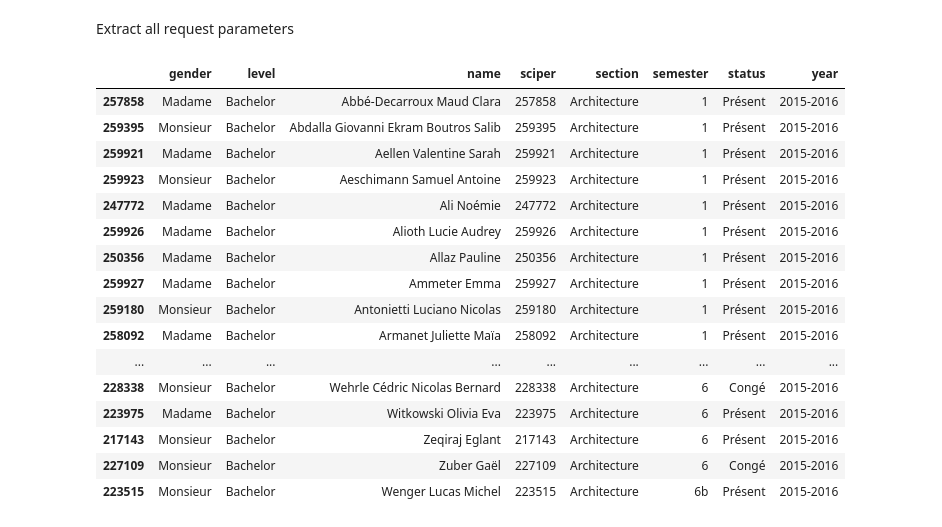
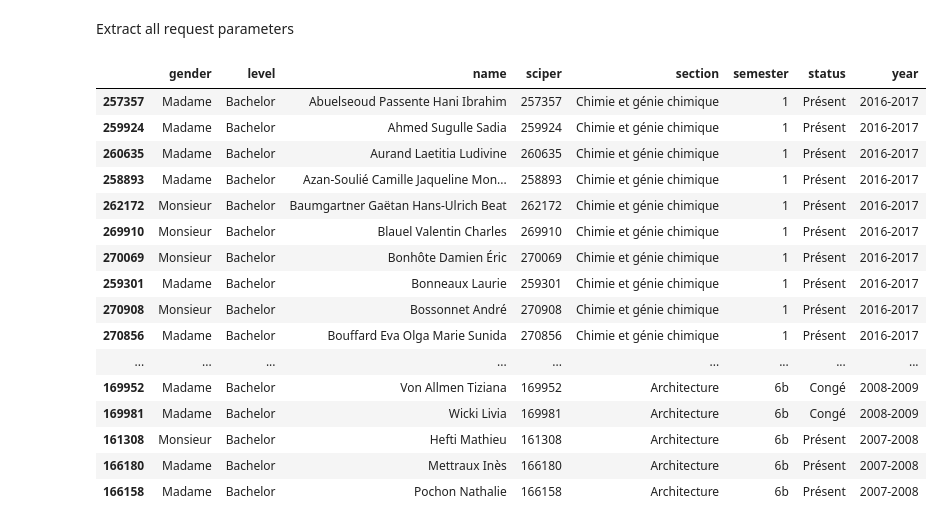
Before and after one commit to mgoretti/ada, a Jupyter notebook: 02 - Data from the Web/Main.ipynb, the cells around one changed output. Drawn from its saved outputs; the diff is of its cells as text; code cells hidden in the pictures.

Commit message:
finished the parser for the bachelor students

```diff
--- a/02 - Data from the Web/Main.ipynb
+++ b/02 - Data from the Web/Main.ipynb
@@ -7,7 +8,7 @@ from itertools import *
 # %% [markdown]
 Extract all request parameters
 # %%
-html_doc = urllib.request.urlopen("http://isaww_i_reportModelXsl.epfl.ch/imoniteur_ISAP/!GEDPUBLICREPORTS.filter?ww_i_reportModel=133685247").read()
+html_doc = urllib.request.urlopen("http://isa.epfl.ch/imoniteur_ISAP/!GEDPUBLICREPORTS.filter?ww_b_list=1&ww_i_reportmodel=133685247&ww_c_langue=&ww_i_reportModelXsl=133685270&zz_x_UNITE_ACAD=&ww_x_UNITE_ACAD=942293&zz_x_PERIODE_ACAD=&ww_x_PERIODE_ACAD=355925344&zz_x_PERIODE_PEDAGO=&ww_x_PERIODE_PEDAGO=942155&zz_x_HIVERETE=&ww_x_HIVERETE=2936286&dummy=ok").read()
 soup = BeautifulSoup(html_doc, 'html.parser')
 # %%
 OFFSET_GENDER = 0
@@ -42,10 +43,16 @@ def parsePeriod(period):
 def parseResult(html):
     def genPersonDf(person):
         personDict = parsePerson(person)
+        if personDict is None:
+            return pd.DataFrame()
         return pd.DataFrame(personDict, index=[personDict['sciper']])
 
     def parsePerson(person):
         elems = person.findChildren()
+        if (len(elems) < 12
+        or "<th>Civilité</th>" in str(elems) # for when we have several tables because of Tous
+        or "<td" in str(elems[OFFSET_STATUS].next)): # for Randriamparany Tahina Mikaela....
+            return None
         return {
             'gender': elems[OFFSET_GENDER].next,
             'name': elems[OFFSET_NAME].next,
@@ -84,70 +91,67 @@ def genDF(params):
         return df
 
 # select all?
 ww_x_GPS=-1
 
 ww_i_reportModel =  soup.findAll("input", {"name": "ww_i_reportmodel"})[0]['value']
 
 ww_i_reportModelXsl =  soup.findAll("input", {"name": "ww_i_reportModelXsl"})[0]['value'] # select the first value as it is the html report
 
 # remove the null by doing removing the first element
 ww_x_UNITE_ACADs =  soup.findAll("select", {"name": "ww_x_UNITE_ACAD"})[0].findChildren()[1:]
 ww_x_PERIODE_ACADs =  soup.findAll("select", {"name": "ww_x_PERIODE_ACAD"})[0].findChildren()[1:]
 ww_x_PERIODE_PEDAGOs = soup.findAll("select", {"name": "ww_x_PERIODE_PEDAGO"})[0].findChildren()[1:]
 ww_x_HIVERETEs = soup.findAll("select", {"name": "ww_x_HIVERETE"})[0].findChildren()[1:]
 
 
 # ww_x_PERIODE_ACAD = ww_x_PERIODE_ACADs[0]
 # ww_x_UNITE_ACAD = ww_x_UNITE_ACADs[0]
 # ww_x_PERIODE_PEDAGO = ww_x_PERIODE_PEDAGOs[0]
 # ww_x_HIVERETE = ww_x_HIVERETEs[0]
 
 it = product(\
             filter(lambda x: "Bachelor" in x.next, ww_x_PERIODE_PEDAGOs),
-            filter(lambda x: x.next == "2015-2016", ww_x_PERIODE_ACADs),
-            filter(lambda x: x.next == "Architecture", ww_x_UNITE_ACADs),
-            ww_x_HIVERETEs
+#             filter(lambda x: "2015-2016" in x.next, ww_x_PERIODE_ACADs),
+            ww_x_PERIODE_ACADs,
+#              filter(lambda x: "Architecture" in x.next, ww_x_UNITE_ACADs),
+             ww_x_UNITE_ACADs,
+             ww_x_HIVERETEs
            )
 # for (x, y, z, a) in it:
 #     print(x, y, z, a)
 
-pd.concat(list(map(genDF, it)))
+# pd.concat(list(map(genDF, it)))
 
-# pd.concat(map(genDF, it))
-# list(map(genDF, it))
-
-
-# list( (genDF(next(it)), genDF(next(it))) )
-
-# sum(1 for _ in it)
-
-# request =  buildRequest({
-#                 'ww_x_GPS': ww_x_GPS,
-#                 'ww_i_reportModel': ww_i_reportModel,
-#                 'ww_i_reportModelXsl': ww_i_reportModelXsl,
-#                 'ww_x_PERIODE_ACAD': ww_x_PERIODE_ACAD['value'],
-#                 'ww_x_UNITE_ACAD': ww_x_UNITE_ACAD['value'],
-#                 'ww_x_PERIODE_PEDAGO': ww_x_PERIODE_PEDAGO['value'],
-#                 'ww_x_HIVERETE': ww_x_HIVERETE['value']
-#              })
-# with urllib.request.urlopen(request) as c:
-#     html = c.read()
-#     print(parseResult(html))
+# #We can use a with statement to ensure threads are cleaned up promptly
+with concurrent.futures.ThreadPoolExecutor(max_workers=50) as executor:
+    # Start the load operations and mark each future with its URL
+    future_to_url = {executor.submit(genDF, params): params for params in it}
+    df = pd.concat(future.result() for future in concurrent.futures.as_completed(future_to_url))
+df
+#     for future in concurrent.futures.as_completed(future_to_url):
+#         url = future_to_url[future]
+#         print(future.result())
+#         try:
+#             data = future.result()
+#         except Exception as exc:
+#             print('%r generated an exception: %s' % (url, exc))
+#         else:
+#             print('%r page is %d bytes' % (url, len(data)))
 # %% [output]
 |  | gender | level | name | sciper | section | semester | status | year |
-| 257858 | Madame | Bachelor | Abbé-Decarroux Maud Clara | 257858 | Architecture | 1 | Présent | 2015-2016 |
-| 259395 | Monsieur | Bachelor | Abdalla Giovanni Ekram Boutros Salib | 259395 | Architecture | 1 | Présent | 2015-2016 |
-| 259921 | Madame | Bachelor | Aellen Valentine Sarah | 259921 | Architecture | 1 | Présent | 2015-2016 |
-| 259923 | Monsieur | Bachelor | Aeschimann Samuel Antoine | 259923 | Architecture | 1 | Présent | 2015-2016 |
-| 247772 | Madame | Bachelor | Ali Noémie | 247772 | Architecture | 1 | Présent | 2015-2016 |
-| 259926 | Madame | Bachelor | Alioth Lucie Audrey | 259926 | Architecture | 1 | Présent | 2015-2016 |
-| 250356 | Madame | Bachelor | Allaz Pauline | 250356 | Architecture | 1 | Présent | 2015-2016 |
-| 259927 | Madame | Bachelor | Ammeter Emma | 259927 | Architecture | 1 | Présent | 2015-2016 |
-| 259180 | Monsieur | Bachelor | Antonietti Luciano Nicolas | 259180 | Architecture | 1 | Présent | 2015-2016 |
-| 258092 | Madame | Bachelor | Armanet Juliette Maïa | 258092 | Architecture | 1 | Présent | 2015-2016 |
+| 257357 | Madame | Bachelor | Abuelseoud Passente Hani Ibrahim | 257357 | Chimie et génie chimique | 1 | Présent | 2016-2017 |
+| 259924 | Madame | Bachelor | Ahmed Sugulle Sadia | 259924 | Chimie et génie chimique | 1 | Présent | 2016-2017 |
+| 260635 | Madame | Bachelor | Aurand Laetitia Ludivine | 260635 | Chimie et génie chimique | 1 | Présent | 2016-2017 |
+| 258893 | Madame | Bachelor | Azan-Soulié Camille Jaqueline Mon... | 258893 | Chimie et génie chimique | 1 | Présent | 2016-2017 |
+| 262172 | Monsieur | Bachelor | Baumgartner Gaëtan Hans-Ulrich Beat | 262172 | Chimie et génie chimique | 1 | Présent | 2016-2017 |
+| 269910 | Monsieur | Bachelor | Blauel Valentin Charles | 269910 | Chimie et génie chimique | 1 | Présent | 2016-2017 |
+| 270069 | Monsieur | Bachelor | Bonhôte Damien Éric | 270069 | Chimie et génie chimique | 1 | Présent | 2016-2017 |
+| 259301 | Madame | Bachelor | Bonneaux Laurie | 259301 | Chimie et génie chimique | 1 | Présent | 2016-2017 |
+| 270908 | Monsieur | Bachelor | Bossonnet André | 270908 | Chimie et génie chimique | 1 | Présent | 2016-2017 |
+| 270856 | Madame | Bachelor | Bouffard Eva Olga Marie Sunida | 270856 | Chimie et génie chimique | 1 | Présent | 2016-2017 |
 | ... | ... | ... | ... | ... | ... | ... | ... | ... |
-| 228338 | Monsieur | Bachelor | Wehrle Cédric Nicolas Bernard | 228338 | Architecture | 6 | Congé | 2015-2016 |
-| 223975 | Madame | Bachelor | Witkowski Olivia Eva | 223975 | Architecture | 6 | Présent | 2015-2016 |
-| 217143 | Monsieur | Bachelor | Zeqiraj Eglant | 217143 | Architecture | 6 | Présent | 2015-2016 |
-| 227109 | Monsieur | Bachelor | Zuber Gaël | 227109 | Architecture | 6 | Congé | 2015-2016 |
-| 223515 | Monsieur | Bachelor | Wenger Lucas Michel | 223515 | Architecture | 6b | Présent | 2015-2016 |
+| 169952 | Madame | Bachelor | Von Allmen Tiziana | 169952 | Architecture | 6b | Congé | 2008-2009 |
+| 169981 | Madame | Bachelor | Wicki Livia | 169981 | Architecture | 6b | Congé | 2008-2009 |
+| 161308 | Monsieur | Bachelor | Hefti Mathieu | 161308 | Architecture | 6b | Présent | 2007-2008 |
+| 166180 | Madame | Bachelor | Mettraux Inès | 166180 | Architecture | 6b | Présent | 2007-2008 |
+| 166158 | Madame | Bachelor | Pochon Nathalie | 166158 | Architecture | 6b | Présent | 2007-2008 |
```
Also changed, not shown: parts of 6 cells of this notebook.
